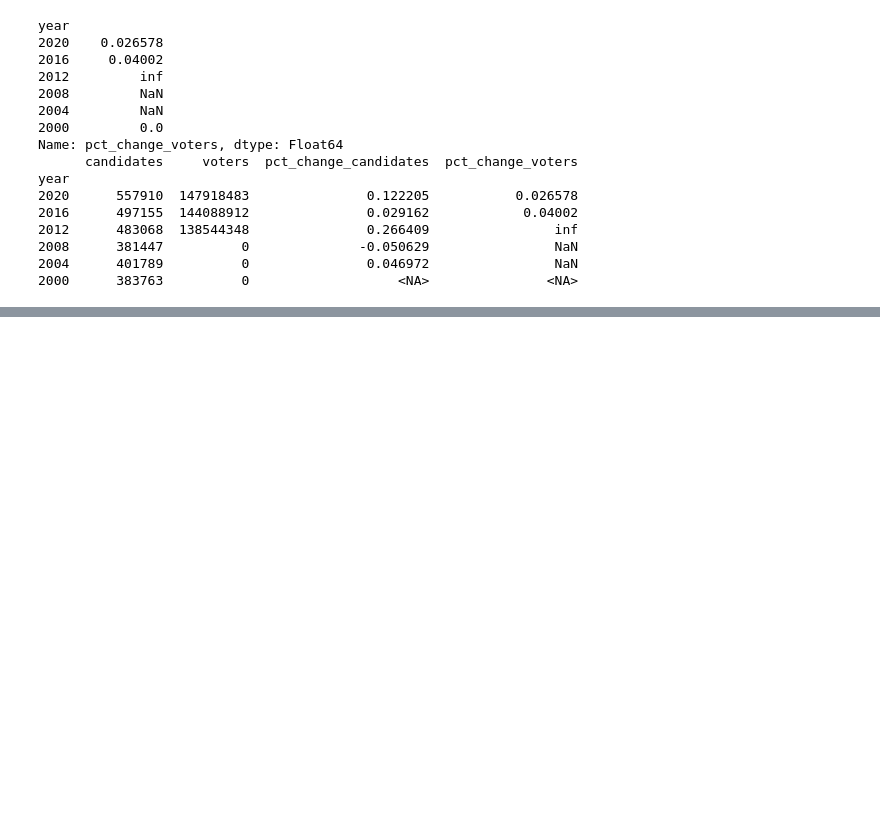
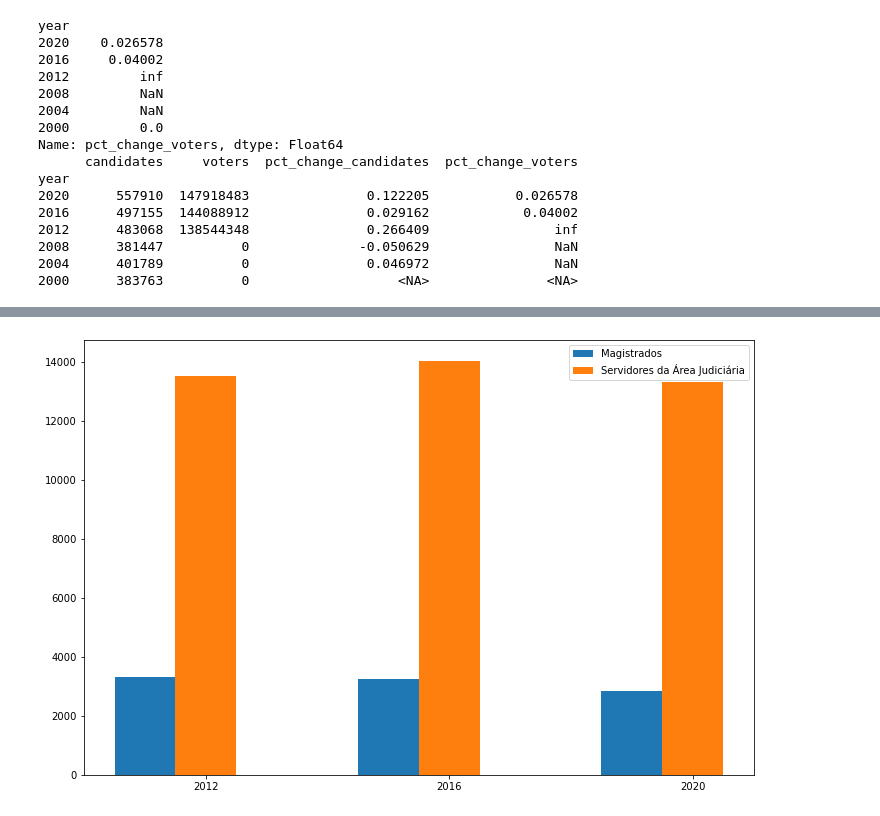
Before and after one commit to fabianumfalco/brazilian-electoral-justice-in-numbers, a Jupyter notebook: EDA_br_electoral_JusticeNumbers.ipynb, the cells around one changed output, grey strips where cells are left out. Drawn from its saved outputs; the diff is of its cells as text; code cells hidden in the pictures; blank space fills up the shorter version.

```diff
--- a/EDA_br_electoral_JusticeNumbers.ipynb
+++ b/EDA_br_electoral_JusticeNumbers.ipynb
@@ -97,0 +198,21 @@ plt.show()
+# %%
+fig = plt.subplots(figsize =(12, 8))
+barWidth = 0.25
+
+# Set position of bar on X axis
+br1 = np.arange(len(municipal_election_JN_sum.index))
+br2 = [x + barWidth for x in br1]
+
+plt.bar(br1, municipal_election_JN_sum.magistrates,width = barWidth, label='Magistrados')
+plt.bar(br2, municipal_election_JN_sum.judiciary_civil_servants,width = barWidth,label='Servidores da Área Judiciária')
+
+plt.xticks([r + barWidth for r in range(len(municipal_election_JN_sum.index))],
+        ['2012', '2016', '2020'])
+
+
+plt.savefig("hr_municipal_elections.jpg",transparent = False)
+
+plt.legend()
+plt.show()
+# %% [output]
+[figure, added]
```
Also changed, not shown: parts of 8 cells of this notebook, 8 other files.
